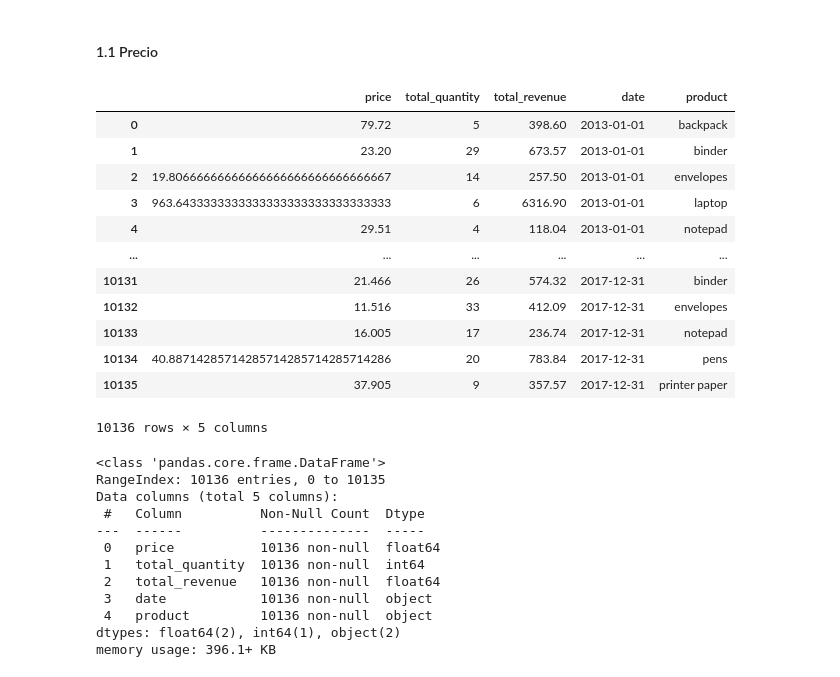
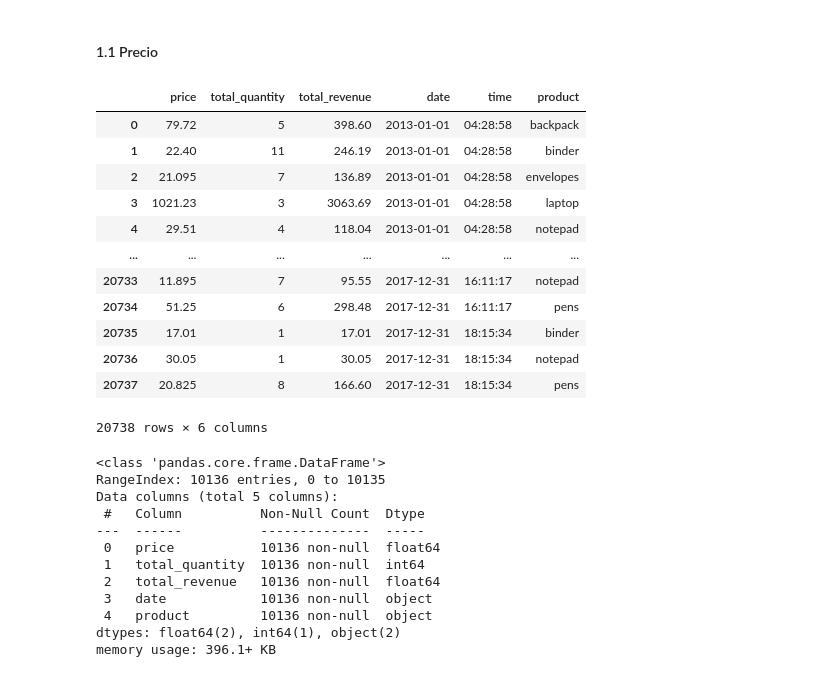
Before and after one commit to Karen22g/project2_bigdata, a Jupyter notebook: EDA.ipynb, the cells around one changed output. Drawn from its saved outputs; the diff is of its cells as text; code cells hidden in the pictures.

```diff
--- a/EDA.ipynb
+++ b/EDA.ipynb
@@ -33,43 +33,44 @@ Total listings: 5000
 # %%
 pipeline = [
     {"$unwind": "$items"},
 
     {
         "$group": {
             "_id": {
                 "date": {"$dateToString": {"format": "%Y-%m-%d", "date": "$saleDate"}},
+                "time": {"$dateToString": {"format": "%H:%M:%S", "date": "$saleDate"}},
                 "product": "$items.name"
             },
             "price": {"$avg": "$items.price"},
             "total_quantity": {"$sum": "$items.quantity"},
             "total_revenue": {
                 "$sum": { "$multiply": ["$items.quantity", "$items.price"] }
             }
         }
     },
 
-    {"$sort": {"_id.date": 1, "_id.product": 1}}
+    {"$sort": {"_id.date": 1, "_id.time": 1, "_id.product": 1}}
 ]
 
 results = list(collection.aggregate(pipeline))
 df = pd.DataFrame(results)
 df = df.join(pd.json_normalize(df["_id"]))
 df = df.drop(columns=["_id"])
 df
 # %% [output]
-|  | price | total_quantity | total_revenue | date | product |
-| 0 | 79.72 | 5 | 398.60 | 2013-01-01 | backpack |
-| 1 | 23.20 | 29 | 673.57 | 2013-01-01 | binder |
-| 2 | 19.80666666666666666666666666666667 | 14 | 257.50 | 2013-01-01 | envelopes |
-| 3 | 963.6433333333333333333333333333333 | 6 | 6316.90 | 2013-01-01 | laptop |
-| 4 | 29.51 | 4 | 118.04 | 2013-01-01 | notepad |
-| ... | ... | ... | ... | ... | ... |
-| 10131 | 21.466 | 26 | 574.32 | 2017-12-31 | binder |
-| 10132 | 11.516 | 33 | 412.09 | 2017-12-31 | envelopes |
-| 10133 | 16.005 | 17 | 236.74 | 2017-12-31 | notepad |
-| 10134 | 40.88714285714285714285714285714286 | 20 | 783.84 | 2017-12-31 | pens |
-| 10135 | 37.905 | 9 | 357.57 | 2017-12-31 | printer paper |
+|  | price | total_quantity | total_revenue | date | time | product |
+| 0 | 79.72 | 5 | 398.60 | 2013-01-01 | 04:28:58 | backpack |
+| 1 | 22.40 | 11 | 246.19 | 2013-01-01 | 04:28:58 | binder |
+| 2 | 21.095 | 7 | 136.89 | 2013-01-01 | 04:28:58 | envelopes |
+| 3 | 1021.23 | 3 | 3063.69 | 2013-01-01 | 04:28:58 | laptop |
+| 4 | 29.51 | 4 | 118.04 | 2013-01-01 | 04:28:58 | notepad |
+| ... | ... | ... | ... | ... | ... | ... |
+| 20733 | 11.895 | 7 | 95.55 | 2017-12-31 | 16:11:17 | notepad |
+| 20734 | 51.25 | 6 | 298.48 | 2017-12-31 | 16:11:17 | pens |
+| 20735 | 17.01 | 1 | 17.01 | 2017-12-31 | 18:15:34 | binder |
+| 20736 | 30.05 | 1 | 30.05 | 2017-12-31 | 18:15:34 | notepad |
+| 20737 | 20.825 | 8 | 166.60 | 2017-12-31 | 18:15:34 | pens |
-10136 rows × 5 columns
+20738 rows × 6 columns
 # %%
 df['total_revenue'] = df['total_revenue'].apply(lambda x: float(x.to_decimal()))
 df['price'] = df['price'].apply(lambda x: float(x.to_decimal()))
```
Also changed, not shown: parts of 27 cells of this notebook, 9 other files.
